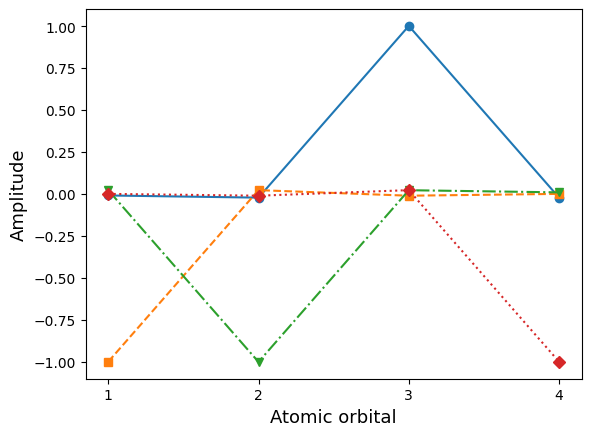
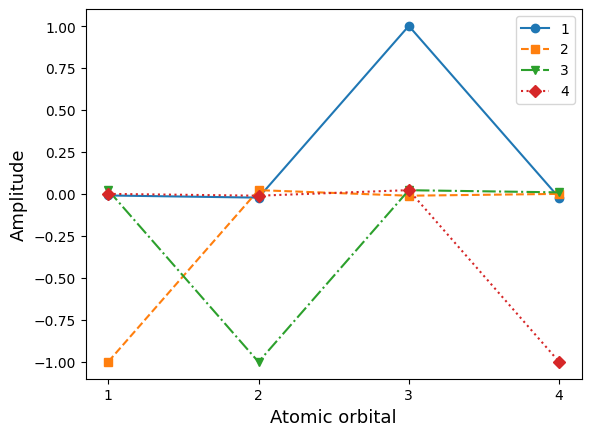
The change to this notebook cell's code, shown as a diff; its figure went from the first image to the second:
--- before
+++ after
@@ -1,6 +1,7 @@
-plt.plot(optimized_orbitals[:, 0], "o-")
-plt.plot(optimized_orbitals[:, 1], "s--")
-plt.plot(optimized_orbitals[:, 2], "v-.")
-plt.plot(optimized_orbitals[:, 3], "D:")
+plt.plot(optimized_orbitals[:, 0], "o-", label=1)
+plt.plot(optimized_orbitals[:, 1], "s--", label=2)
+plt.plot(optimized_orbitals[:, 2], "v-.", label=3)
+plt.plot(optimized_orbitals[:, 3], "D:", label=4)
+plt.legend()
 plt.xticks(range(4), labels=range(1, 5))
 plt.xlabel("Atomic orbital", fontsize=13)

Commit: canonical orbitals